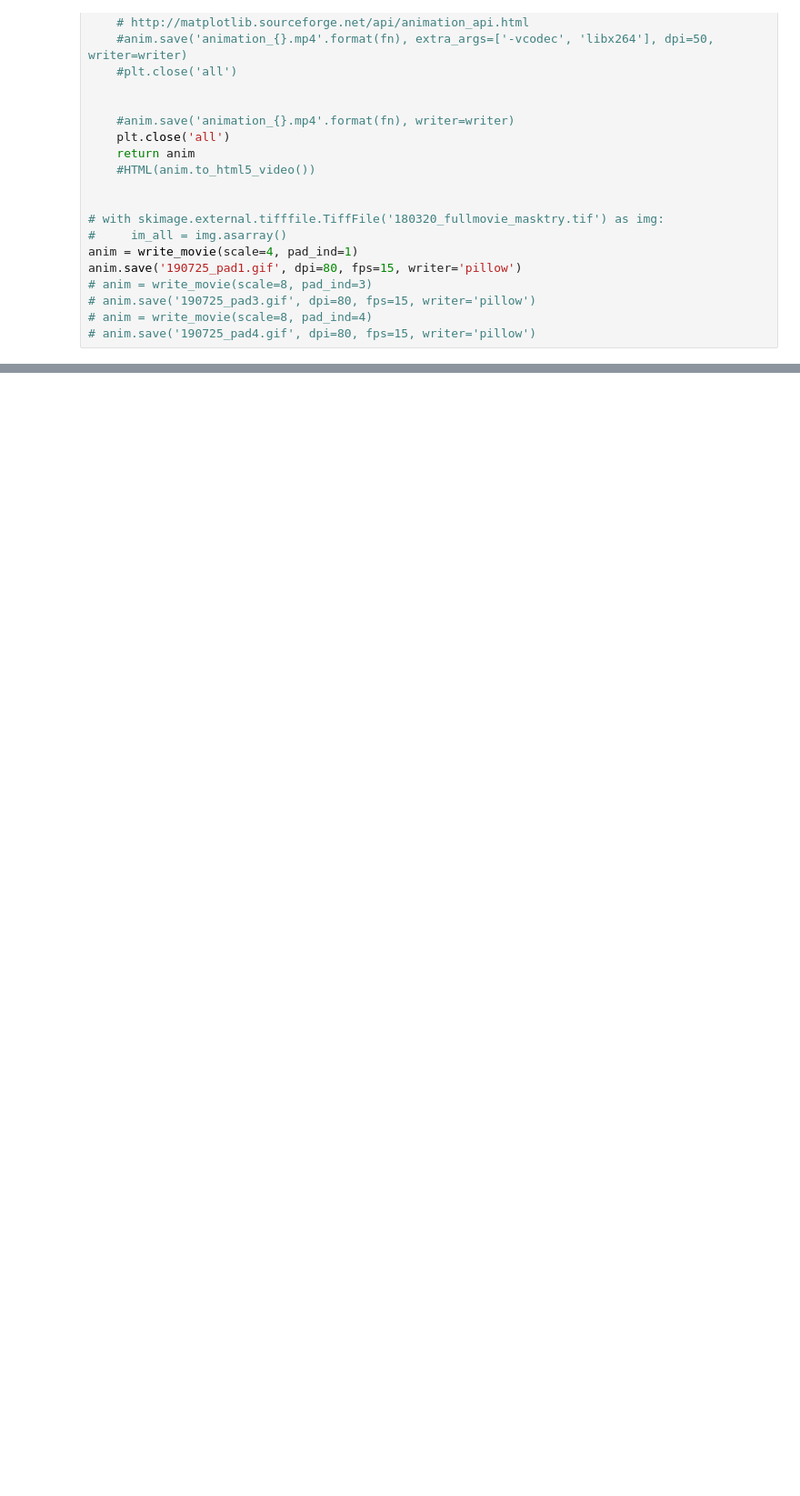
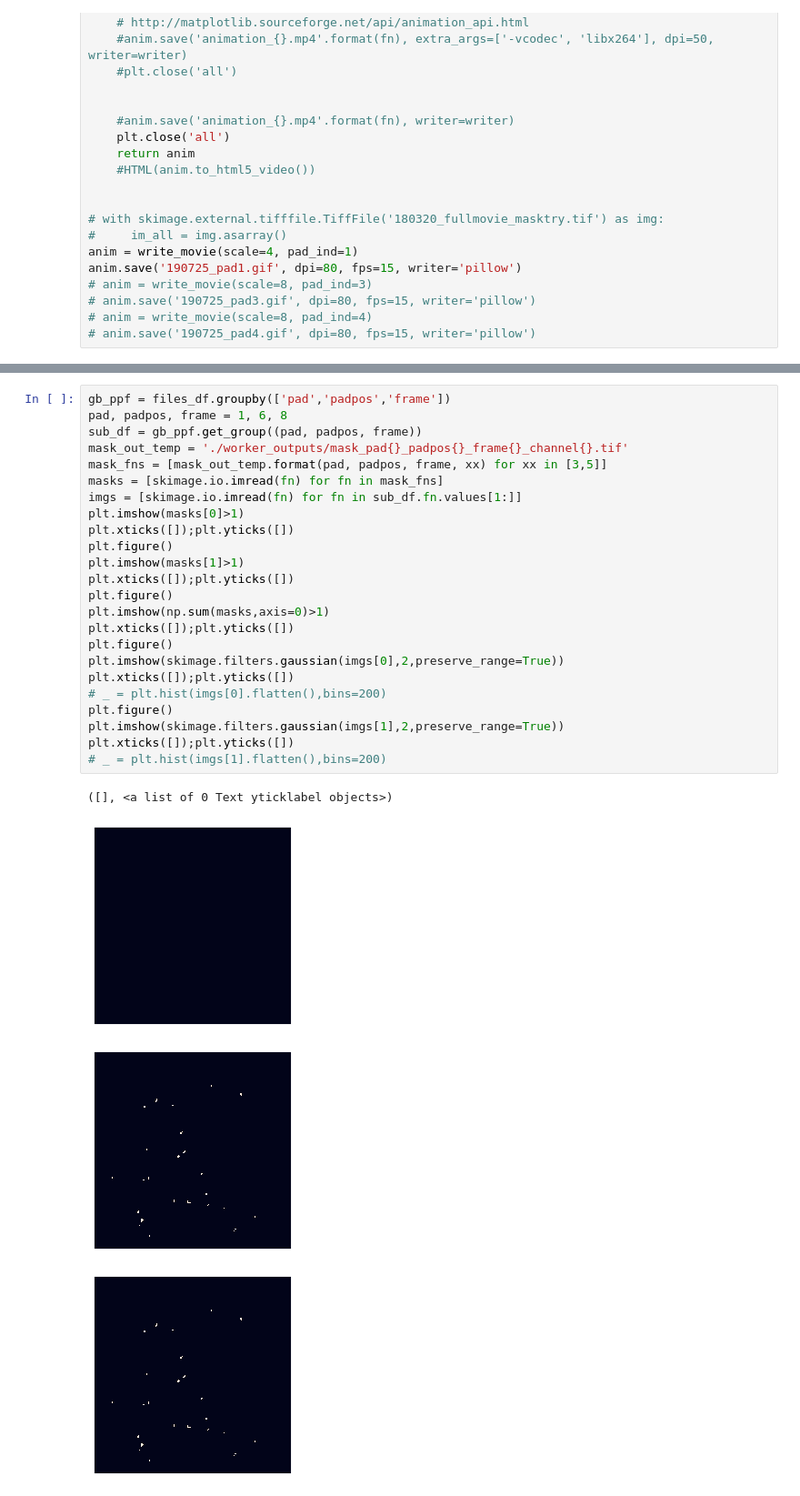
Before and after one commit to boospooky/microscope-movie-analysis, a Jupyter notebook: image_analysis.ipynb, the cells around one changed output, grey strips where cells are left out. Shown: that part at 91% size. Cells and saved outputs as stored; diff of their text form; blank space fills up the shorter version.

```diff
--- a/image_analysis.ipynb
+++ b/image_analysis.ipynb
@@ -1347,0 +885,29 @@ np.diff(im_bool+0.0,axis=1).min()
+# %%
+gb_ppf = files_df.groupby(['pad','padpos','frame'])
+pad, padpos, frame = 1, 6, 8
+sub_df = gb_ppf.get_group((pad, padpos, frame))
+mask_out_temp = './worker_outputs/mask_pad{}_padpos{}_frame{}_channel{}.tif'
+mask_fns = [mask_out_temp.format(pad, padpos, frame, xx) for xx in [3,5]]
+masks = [skimage.io.imread(fn) for fn in mask_fns]
+imgs = [skimage.io.imread(fn) for fn in sub_df.fn.values[1:]]
+plt.imshow(masks[0]>1)
+plt.xticks([]);plt.yticks([])
+plt.figure()
+plt.imshow(masks[1]>1)
+plt.xticks([]);plt.yticks([])
+plt.figure()
+plt.imshow(np.sum(masks,axis=0)>1)
+plt.xticks([]);plt.yticks([])
+plt.figure()
+plt.imshow(skimage.filters.gaussian(imgs[0],2,preserve_range=True))
+plt.xticks([]);plt.yticks([])
+# _ = plt.hist(imgs[0].flatten(),bins=200)
+plt.figure()
+plt.imshow(skimage.filters.gaussian(imgs[1],2,preserve_range=True))
+plt.xticks([]);plt.yticks([])
+# _ = plt.hist(imgs[1].flatten(),bins=200)
+# %% [output]
+([], <a list of 0 Text yticklabel objects>)
+[figure, added]
+[figure, added]
+[figure, added]
```
Also changed, not shown: parts of 47 cells of this notebook.
